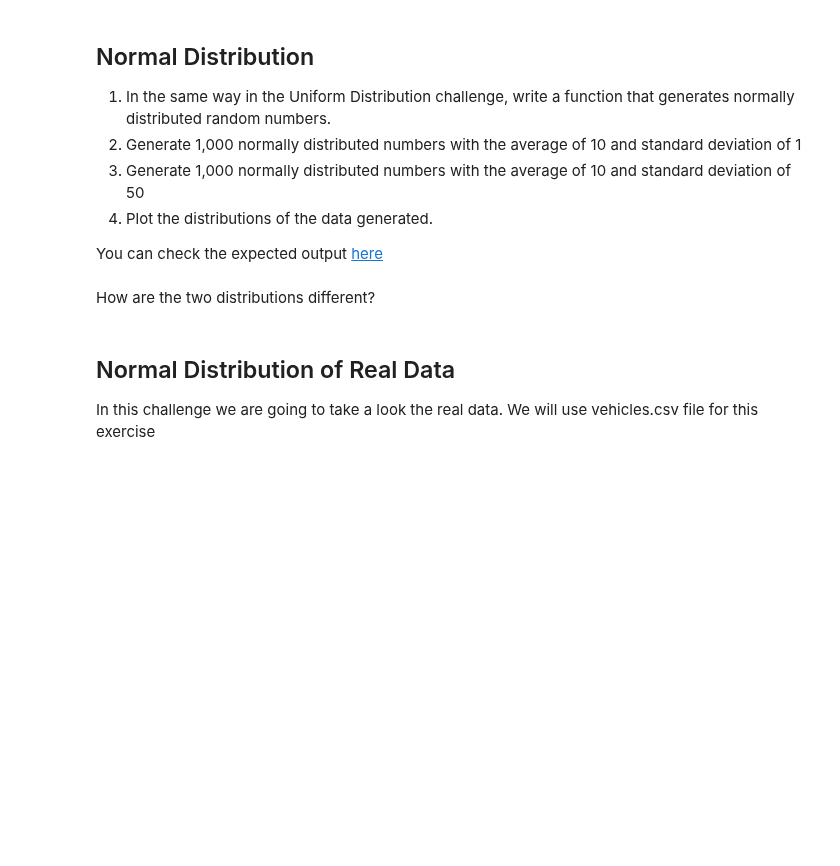
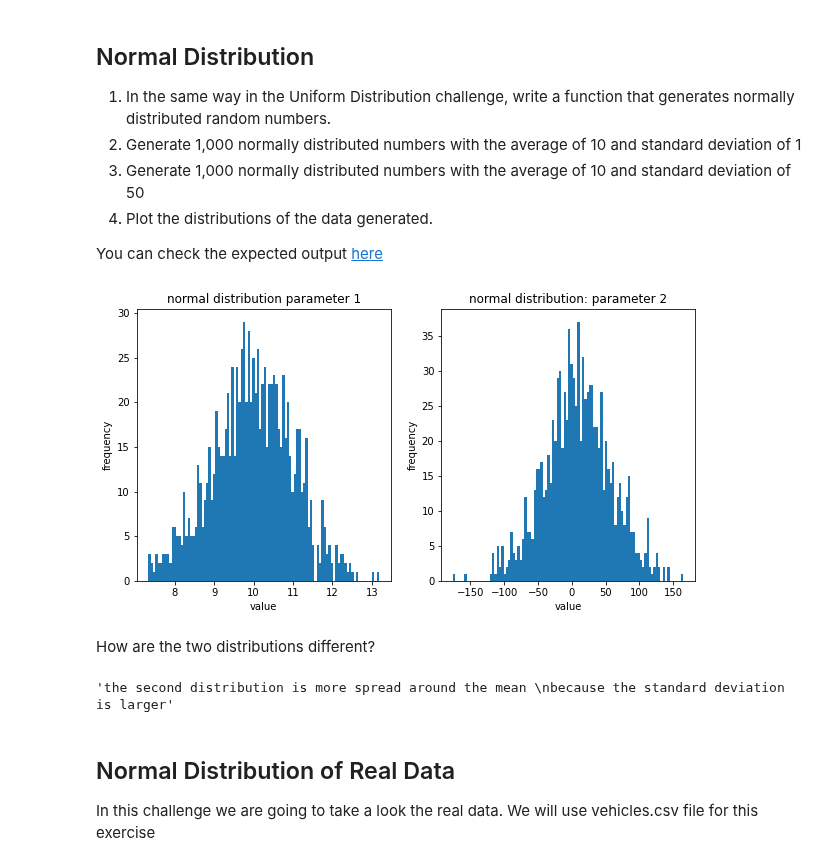
Before and after one commit to paoloironhack/data_analytics062020, a Jupyter notebook: labs/module_2/31-Continuous_probability_distribution/your-code/main.ipynb, the cells around one changed output. Cells and saved outputs as stored; diff of their text form; code cells hidden in the pictures; blank space fills up the shorter version.

```diff
--- a/labs/module_2/31-Continuous_probability_distribution/your-code/main.ipynb
+++ b/labs/module_2/31-Continuous_probability_distribution/your-code/main.ipynb
@@ -58,2 +99,27 @@ You can check the expected output [here](https://drive.google.com/file/d/1ULdYD4
+# %%
+# Function
+def random_normal(mean, stdev, n):
+    return np.random.normal(mean, stdev, n)
+
+#Parameters
+param_normal1 = random_normal(10, 1, 1000)
+param_normal2 = random_normal(10, 50, 1000)
+
+#Plotting
+fig, [ax1, ax2] = plt.subplots(1,2, figsize = (10, 5))
+
+ax1.hist(param_normal1, bins = 100)
+ax1.set_title('normal distribution parameter 1')
+ax1.set_xlabel('value')
+ax1.set_ylabel('frequency')
+
+ax2.hist(param_normal2, bins = 100)
+ax2.set_title('normal distribution: parameter 2')
+ax2.set_xlabel('value')
+ax2.set_ylabel('frequency')
+
+plt.show()
+# %% [output]
+[figure, added]
 # %% [markdown]
 How are the two distributions different?
@@ -62,3 +126,9 @@ How are the two distributions different?
+# %%
+# your answer below
+"""the second distribution is more spread around the mean
+because the standard deviation is larger"""
+# %% [output]
+'the second distribution is more spread around the mean \nbecause the standard deviation is larger'
 # %% [markdown]
 ## Normal Distribution of Real Data
 
```
Also changed, not shown: parts of 27 cells of this notebook, 6 other files.
